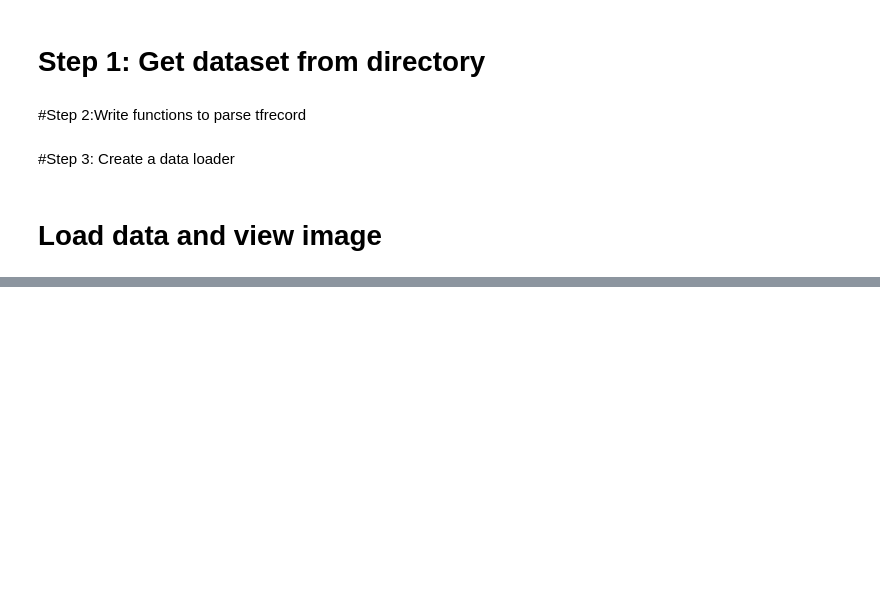
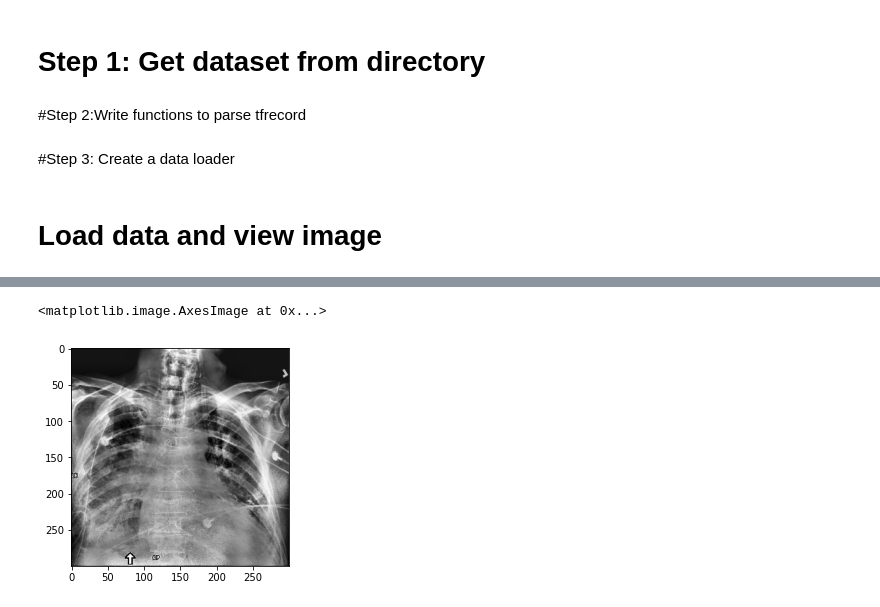
Before and after one commit to AnahVeronica/RANZCR_CLiP_Catheter_and_Line_Position_Challenge, a Jupyter notebook: RANZCR_CLiP_Catheter_and_Line_Position_Challenge.ipynb, the cells around one changed output, grey strips where cells are left out. Saved outputs shown, nothing was run; the diff lists cells and outputs as text; code cells hidden in the pictures; blank space fills up the shorter version.

```diff
--- a/RANZCR_CLiP_Catheter_and_Line_Position_Challenge.ipynb
+++ b/RANZCR_CLiP_Catheter_and_Line_Position_Challenge.ipynb
@@ -81,17 +86,20 @@ def _parse_function(example, feature_dictionary=feature_dictionary):
     NGT_Borderline = tf.cast(parsed_example['NGT - Borderline'], tf.int64)
     NGT_Incompletely_Imaged = tf.cast(parsed_example['NGT - Incompletely Imaged'], tf.int64)
     NGT_Normal = tf.cast(parsed_example['NGT - Normal'], tf.int64)
+    SGC_present = tf.cast(parsed_example['Swan Ganz Catheter Present'], tf.int64)
     #Image = tf.cast(parsed_example['image'], tf.string)
 
 
     features =  tf.io.decode_image(parsed_example['image'], expand_animations = False)
     features =  tf.image.grayscale_to_rgb(features)
+    features =  tf.image.random_brightness(features, 0.3)
+    features =  tf.image.random_flip_left_right(features)
     features =  tf.image.resize(features,size=(target_size_dim, target_size_dim))
     #features = features/255
     #features = features - tf.math.reduce_mean(features, axis= 0)
 
-    labels = [CVC_Abnormal, CVC_Borderline, CVC_Normal, ETT_Abnormal, ETT_Borderline, ETT_Normal, NGT_Abnormal, NGT_Borderline, NGT_Incompletely_Imaged, NGT_Normal]
-    return features, labels
+    label = [CVC_Normal + CVC_Abnormal  + CVC_Borderline]
+    return features, label
 # %%
 def _clahe_preprocess(image, labels):
   clahe = cv.createCLAHE(clipLimit=15.0, tileGridSize=(8,8))
@@ -104,7 +112,6 @@ def _clahe_preprocess(image, labels):
   img = cv.cvtColor(lab, cv.COLOR_LAB2BGR)
 
   img = img/255
-  img -= np.mean(img)
   return img, labels
 # %% [markdown]
 #Step 3: Create a data loader
@@ -210,0 +137,5 @@ inspect[0][0].shape
+# %%
+plt.imshow(np.array(inspect[0][0]))
+# %% [output]
+<matplotlib.image.AxesImage at 0x...>
+[figure, added]
```
Also changed, not shown: parts of 17 cells of this notebook.
